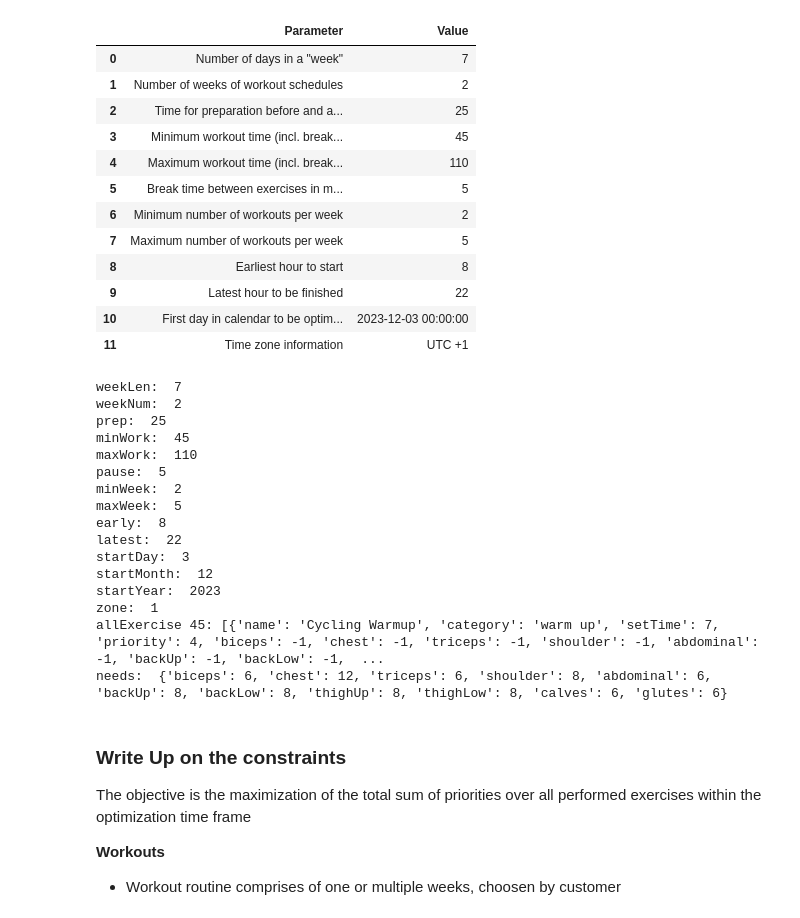
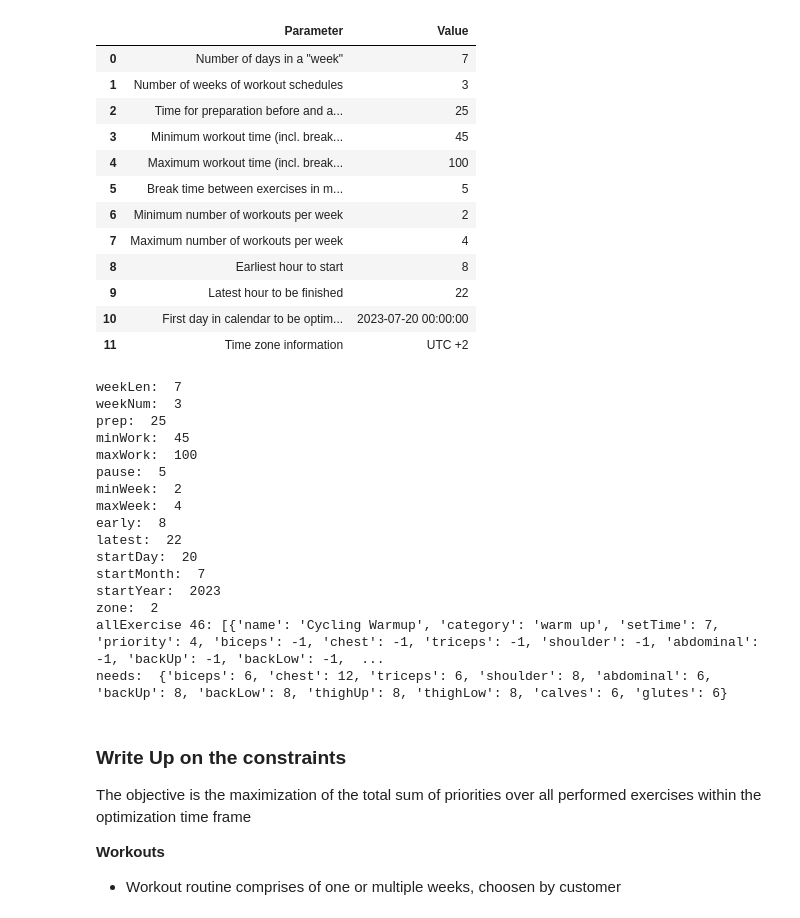
Before and after one commit to v4nderstruck/OR, a Jupyter notebook: src/POM/T3/solve.ipynb, the cells around one changed output. Cells and saved outputs as stored; diff of their text form; code cells hidden in the pictures.

```diff
--- a/src/POM/T3/solve.ipynb
+++ b/src/POM/T3/solve.ipynb
@@ -33,24 +16,24 @@ df[show_me]
 # %%
-df = pd.read_excel("ex2.xlsx", sheet_name="info")
+df = pd.read_excel("ex1.xlsx", sheet_name="info")
 df
 # %% [output]
 |  | Parameter | Value |
 | 0 | Number of days in a "week" | 7 |
-| 1 | Number of weeks of workout schedules | 2 |
+| 1 | Number of weeks of workout schedules | 3 |
 | 2 | Time for preparation before and a... | 25 |
 | 3 | Minimum workout time (incl. break... | 45 |
-| 4 | Maximum workout time (incl. break... | 110 |
+| 4 | Maximum workout time (incl. break... | 100 |
 | 5 | Break time between exercises in m... | 5 |
 | 6 | Minimum number of workouts per week | 2 |
-| 7 | Maximum number of workouts per week | 5 |
+| 7 | Maximum number of workouts per week | 4 |
 | 8 | Earliest hour to start | 8 |
 | 9 | Latest hour to be finished | 22 |
-| 10 | First day in calendar to be optim... | 2023-12-03 00:00:00 |
-| 11 | Time zone information | UTC +1 |
+| 10 | First day in calendar to be optim... | 2023-07-20 00:00:00 |
+| 11 | Time zone information | UTC +2 |
 # %%
 import test
 
-weekLen, weekNum, prep, minWork, maxWork, pause, minWeek, maxWeek, early, latest, startDay, startMonth, startYear, zone, allExercise, needs = test.prepare_input("ex2.xlsx")
+weekLen, weekNum, prep, minWork, maxWork, pause, minWeek, maxWeek, early, latest, startDay, startMonth, startYear, zone, allExercise, needs = test.prepare_input("ex1.xlsx")
 print("weekLen: ", weekLen)
 print("weekNum: ", weekNum)
 print("prep: ", prep)
@@ -69,20 +52,20 @@ print(f"allExercise {len(allExercise)}: {allExercise}")
 print("needs: ", needs)
 # %% [output]
 weekLen:  7
-weekNum:  2
+weekNum:  3
 prep:  25
 minWork:  45
-maxWork:  110
+maxWork:  100
 pause:  5
 minWeek:  2
-maxWeek:  5
+maxWeek:  4
 early:  8
 latest:  22
-startDay:  3
-startMonth:  12
+startDay:  20
+startMonth:  7
 startYear:  2023
-zone:  1
-allExercise 45: [{'name': 'Cycling Warmup', 'category': 'warm up', 'setTime': 7, 'priority': 4, 'biceps': -1, 'chest': -1, 'triceps': -1, 'shoulder': -1, 'abdominal': -1, 'backUp': -1, 'backLow': -1,  ...
+zone:  2
+allExercise 46: [{'name': 'Cycling Warmup', 'category': 'warm up', 'setTime': 7, 'priority': 4, 'biceps': -1, 'chest': -1, 'triceps': -1, 'shoulder': -1, 'abdominal': -1, 'backUp': -1, 'backLow': -1,  ...
 needs:  {'biceps': 6, 'chest': 12, 'triceps': 6, 'shoulder': 8, 'abdominal': 6, 'backUp': 8, 'backLow': 8, 'thighUp': 8, 'thighLow': 8, 'calves': 6, 'glutes': 6}
 # %% [markdown]
 ### Write Up on the constraints
```
Also changed, not shown: parts of 4 cells of this notebook, 2 other files.
